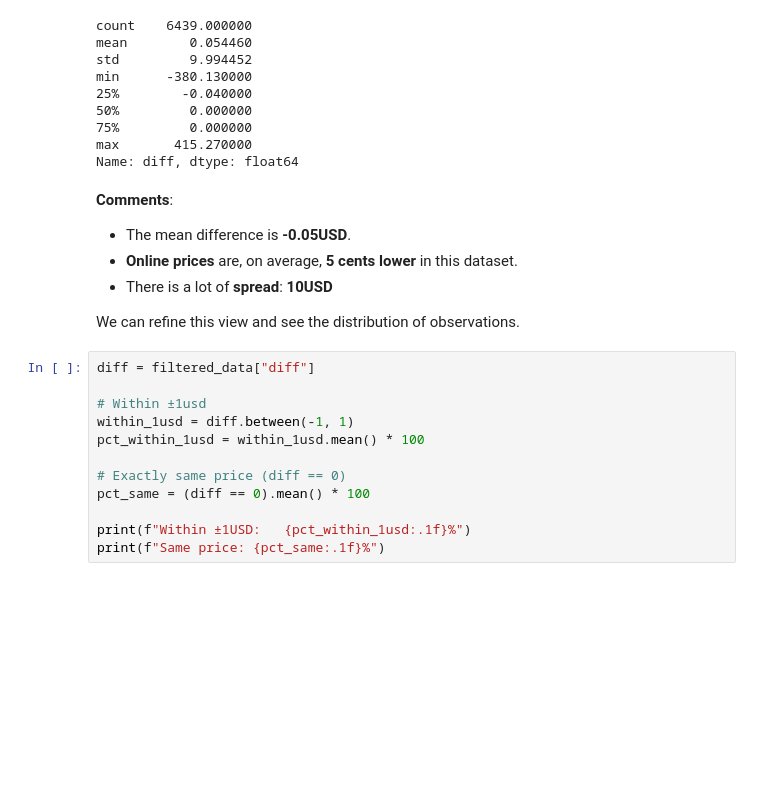
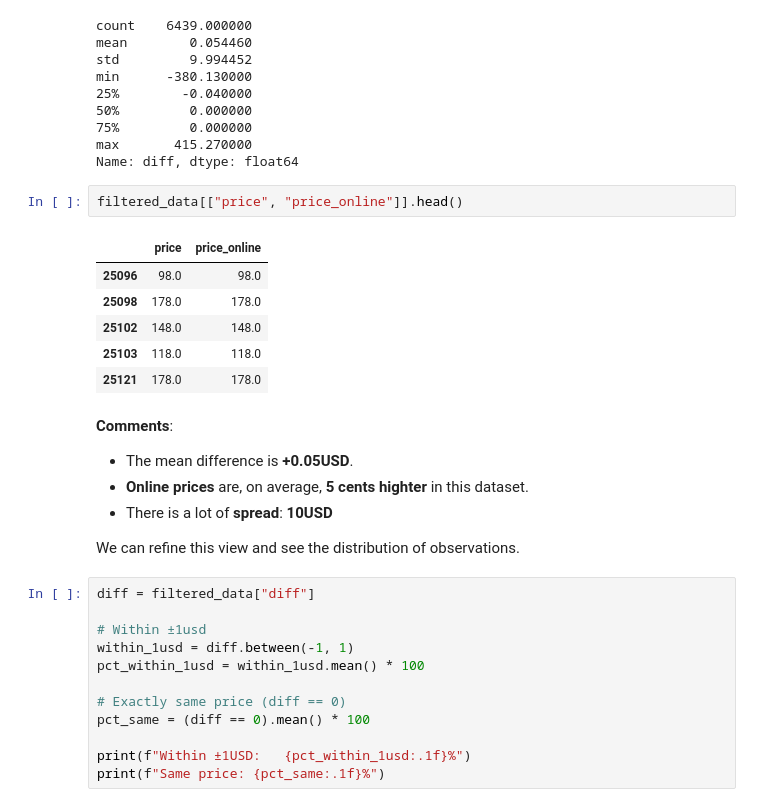
Before and after one commit to felipesebben/bk_data_analysis_studies, a Jupyter notebook: da_case_studies/ch06-online_offline_price_test/ch06-online_offline_price_test.ipynb, the cells around one changed output. Cells and saved outputs as stored; diff of their text form; blank space fills up the shorter version.

```diff
--- a/da_case_studies/ch06-online_offline_price_test/ch06-online_offline_price_test.ipynb
+++ b/da_case_studies/ch06-online_offline_price_test/ch06-online_offline_price_test.ipynb
@@ -149,10 +150,19 @@ min      -380.130000
 75%         0.000000
 max       415.270000
 Name: diff, dtype: float64
+# %%
+filtered_data[["price", "price_online"]].head()
+# %% [output]
+|  | price | price_online |
+| 25096 | 98.0 | 98.0 |
+| 25098 | 178.0 | 178.0 |
+| 25102 | 148.0 | 148.0 |
+| 25103 | 118.0 | 118.0 |
+| 25121 | 178.0 | 178.0 |
 # %% [markdown]
 **Comments**:
-- The mean difference is **-0.05USD**.
-- **Online prices** are, on average, **5 cents lower** in this dataset.
+- The mean difference is **+0.05USD**.
+- **Online prices** are, on average, **5 cents highter** in this dataset.
 - There is a lot of **spread**: **10USD**
 
 We can refine this view and see the distribution of observations.
```
Also changed, not shown: parts of 15 cells of this notebook.
